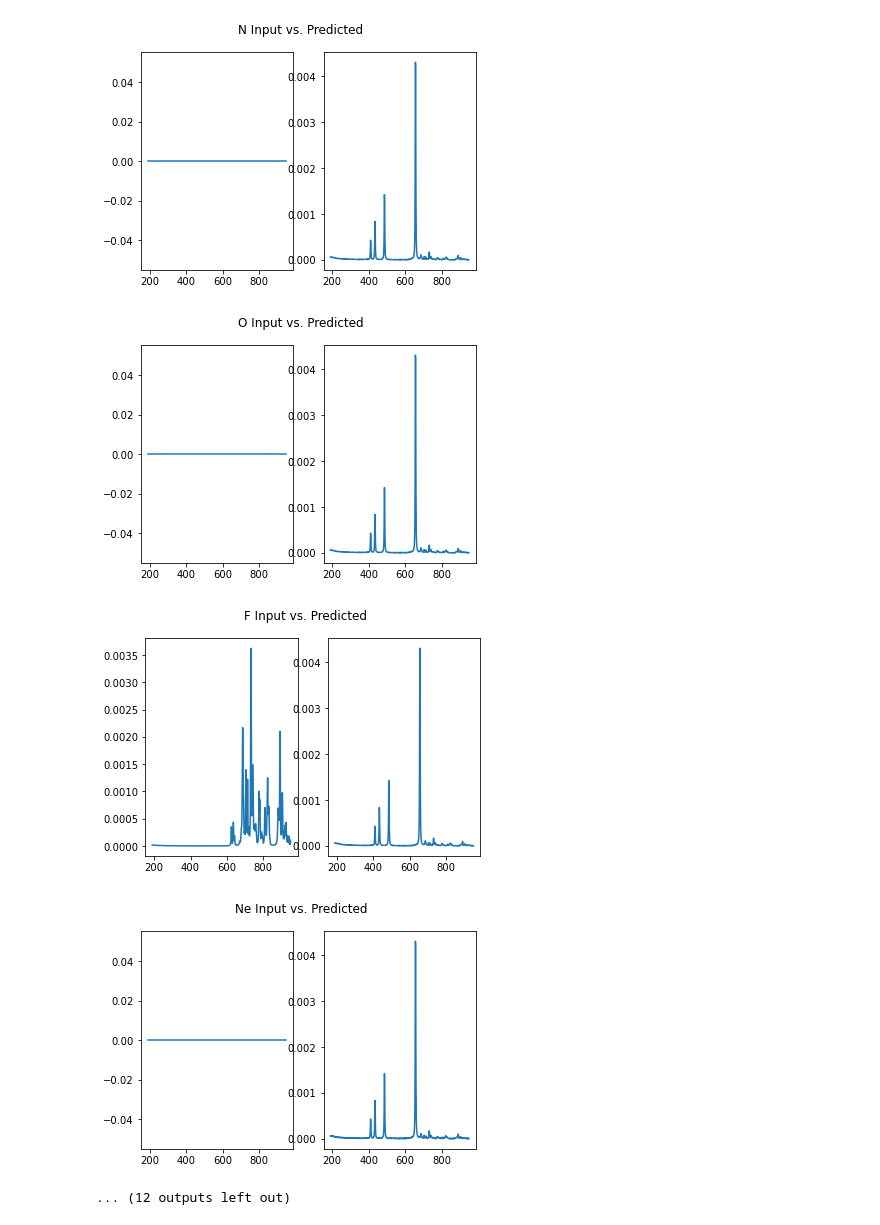
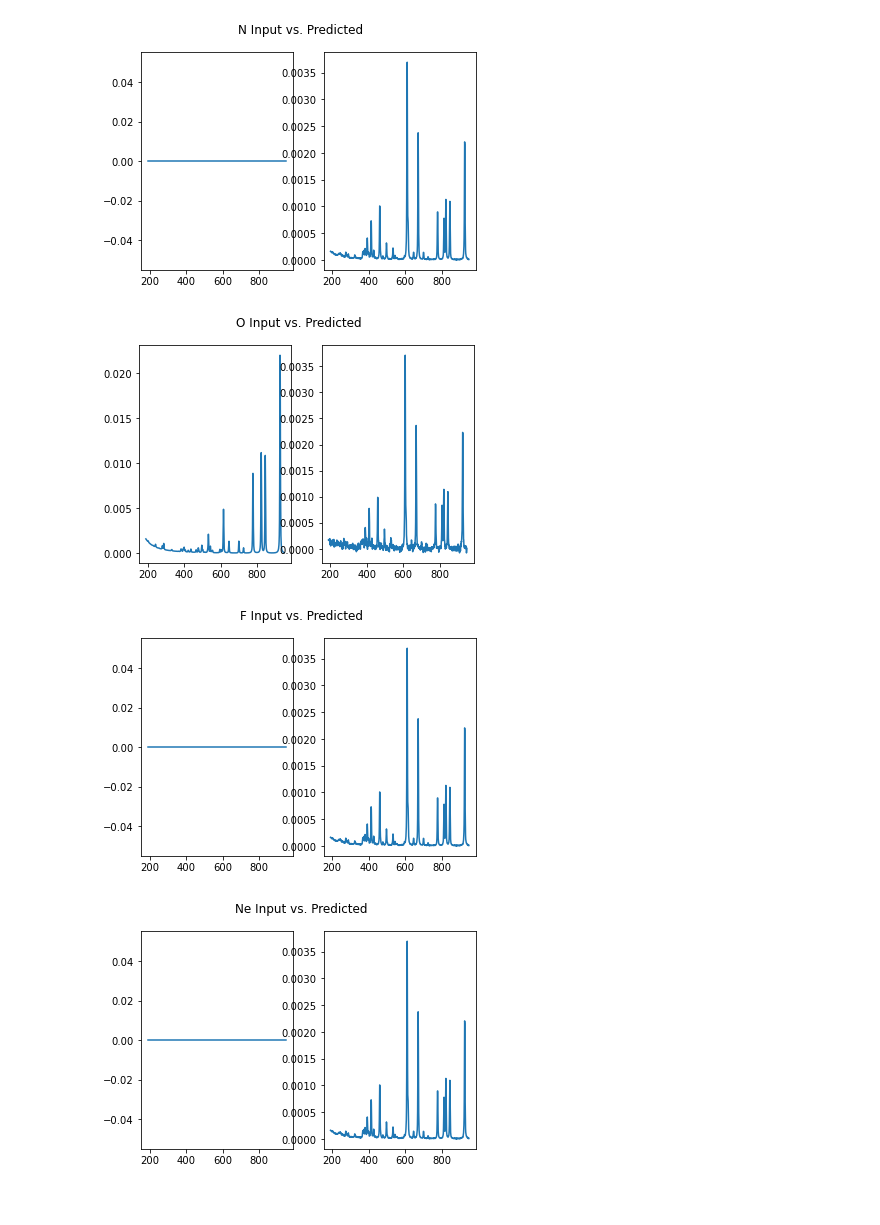
Before and after one commit to MWhitta/phaseMAP, a Jupyter notebook: OverfitTrain.ipynb, the cells around one changed output. Saved outputs shown, nothing was run; the diff lists cells and outputs as text; code cells hidden in the pictures.

```diff
--- a/OverfitTrain.ipynb
+++ b/OverfitTrain.ipynb
@@ -12,12 +12,15 @@ from libs_unet.training.libs_train import train_loop, test_loop
 from pathlib import Path
 from torch.utils.tensorboard import SummaryWriter
 import datetime
-datapath = "./data/"
-elem_symb = np.loadtxt(datapath + "abundance/elements_94.csv", dtype=str)
+from libs_unet.training.spec_maker import spectrum_maker
+top_dir = Path.cwd()
+datapath = top_dir / 'data'
 # %%
+#load reference data
+elem_symb = np.loadtxt(datapath / "abundance/elements_94.csv", dtype=str)
 #Leverage PyTorch native Dataset and DataLoader
 #Define Train/Test sets from 20 element data samples
-with open(datapath + 'training/10k_nomods.pickle', 'rb') as f:
+with open(datapath / 'training/10k_nomods.pickle', 'rb') as f:
     fracs = pickle.load(f)
     wave = pickle.load(f)
     x_data = pickle.load(f)
@@ -37,9 +40,21 @@ spec_ds = TensorDataset(scale_factor * x_data, scale_factor * y_data)
 train_bs = 1
 train_dl = DataLoader(spec_ds, batch_size=train_bs)
 #
+# %%
+#Alternative data: manufacture specific composite(s) to overtrain
+#Initial case is to attempt a 50/50 split to see if model picks one or fits both
+#choose 50/50 Li/O, ['H', 'He', 'Li', 'Be', 'B', 'C', 'N', 'O']
+fracs = np.array([0, 0, 0.5, 0, 0, 0, 0, 0.5])
+my_maker = spectrum_maker(8)
+wave, spec, spec_array = my_maker.make_spectra(fracs)
+x_data = torch.tensor(spec[None,None,:].astype('float32'))
+y_data = torch.tensor(spec_array[None,:,:].astype('float32'))
+spec_ds = TensorDataset(x_data, y_data)
+train_bs = 1
+train_dl = DataLoader(spec_ds, batch_size=train_bs)
 # %%
 #set parameters
-el_count = 20 #first n elements used to construct model
+el_count = 8 #first n elements used to construct model
 wl_points = 760 #number of wavelength point measurements in data
 learning_rate = 1 #There is a schedule to reduce as loss plateaus
 lr_patience = 1e6
@@ -87,11 +100,11 @@ torch.var(y_data) #tensor(1.8897e-06)
 i_samp = 0 #vary up to 9999
 x_sample = x_data[i_samp][None, :, :] #need correct dimensions with batch for prediction
 y_sample = y_data[i_samp].detach().numpy() #[22][760] # 20+2 (el + art + noi) spectra
-elem_symb = np.loadtxt(datapath + "abundance/elements_94.csv", dtype=str)
+
 #composite spectra and components
 print(f"sum x: {torch.sum(x_sample[0][0])}")
 #show the element fractions
-for i in range(20):
+for i in range(el_count):
     frac = np.sum(y_sample[i])
     if frac > 0:
         print(f"{elem_symb[i]}: {frac:>4f}")
@@ -114,7 +127,7 @@ with torch.no_grad():
     def pred_plot(ax, data1, data2, param_dict):
         out = ax.plot(data1, data2, **param_dict)
         return out
-    for i in range(22):
+    for i in range(el_count+2):
         fig, (ax1, ax2) = plt.subplots(1, 2)
         fig.suptitle(f'{elem_symb[i]} Input vs. Predicted ')
         pred_plot(ax1, wave, y_sample[i], {})
@@ -135,5 +146,4 @@ Ar: 0.000944
-[figure, old version]
+[figure, new version]
-[figure, old version]
+[figure, new version]
-[figure, old version]
+[figure, new version]
-[figure, old version]
+[figure, new version]
-... (12 outputs left out)
```
Also changed, not shown: parts of 3 cells of this notebook, 2 other files.
